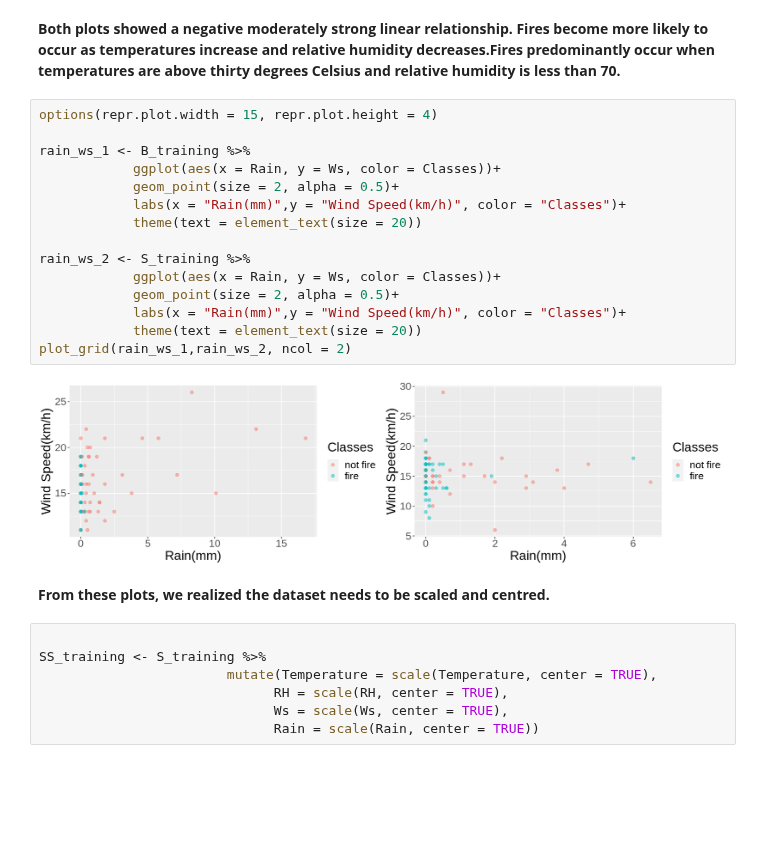
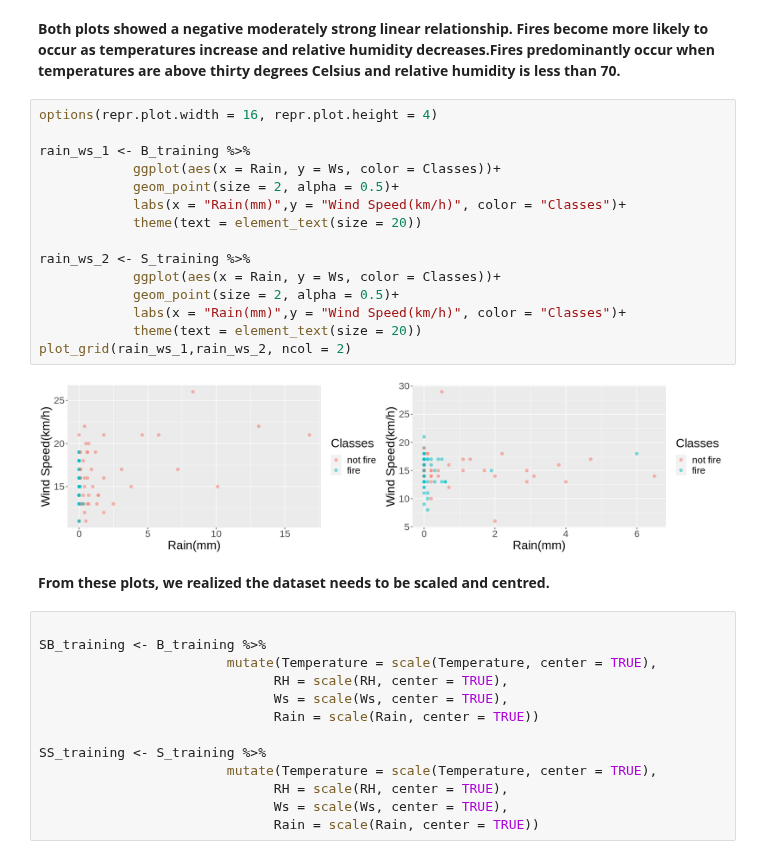
Before and after one commit to zjr-mds/Forest-Fire-Prediction, a Jupyter notebook: Proposal_Group2.ipynb, the cells around one changed output. Saved outputs shown, nothing was run; the diff lists cells and outputs as text; blank space fills up the shorter version.

```diff
--- a/Proposal_Group2.ipynb
+++ b/Proposal_Group2.ipynb
@@ -196,25 +180,31 @@ plot_grid(temp_ws,s_temp_ws, ncol = 2)
 # %% [markdown]
 **Both plots showed a negative moderately strong linear relationship. Fires become more likely to occur as temperatures increase and relative humidity decreases.Fires predominantly occur when temperatures are above thirty degrees Celsius and relative humidity is less than 70.**
 # %%
-options(repr.plot.width = 15, repr.plot.height = 4)
+options(repr.plot.width = 16, repr.plot.height = 4)
 
 rain_ws_1 <- B_training %>%
             ggplot(aes(x = Rain, y = Ws, color = Classes))+
             geom_point(size = 2, alpha = 0.5)+
             labs(x = "Rain(mm)",y = "Wind Speed(km/h)", color = "Classes")+
             theme(text = element_text(size = 20))
 
 rain_ws_2 <- S_training %>%
             ggplot(aes(x = Rain, y = Ws, color = Classes))+
             geom_point(size = 2, alpha = 0.5)+
             labs(x = "Rain(mm)",y = "Wind Speed(km/h)", color = "Classes")+
             theme(text = element_text(size = 20))
 plot_grid(rain_ws_1,rain_ws_2, ncol = 2)
 # %% [output]
-[figure, old version]
+[figure, new version]
 # %% [markdown]
 **From these plots, we realized the dataset needs to be scaled and centred.**
 # %%
+
+SB_training <- B_training %>%
+                        mutate(Temperature = scale(Temperature, center = TRUE),
+                              RH = scale(RH, center = TRUE),
+                              Ws = scale(Ws, center = TRUE),
+                              Rain = scale(Rain, center = TRUE))
 
 SS_training <- S_training %>%
                         mutate(Temperature = scale(Temperature, center = TRUE),
```
Also changed, not shown: parts of 6 cells of this notebook.
